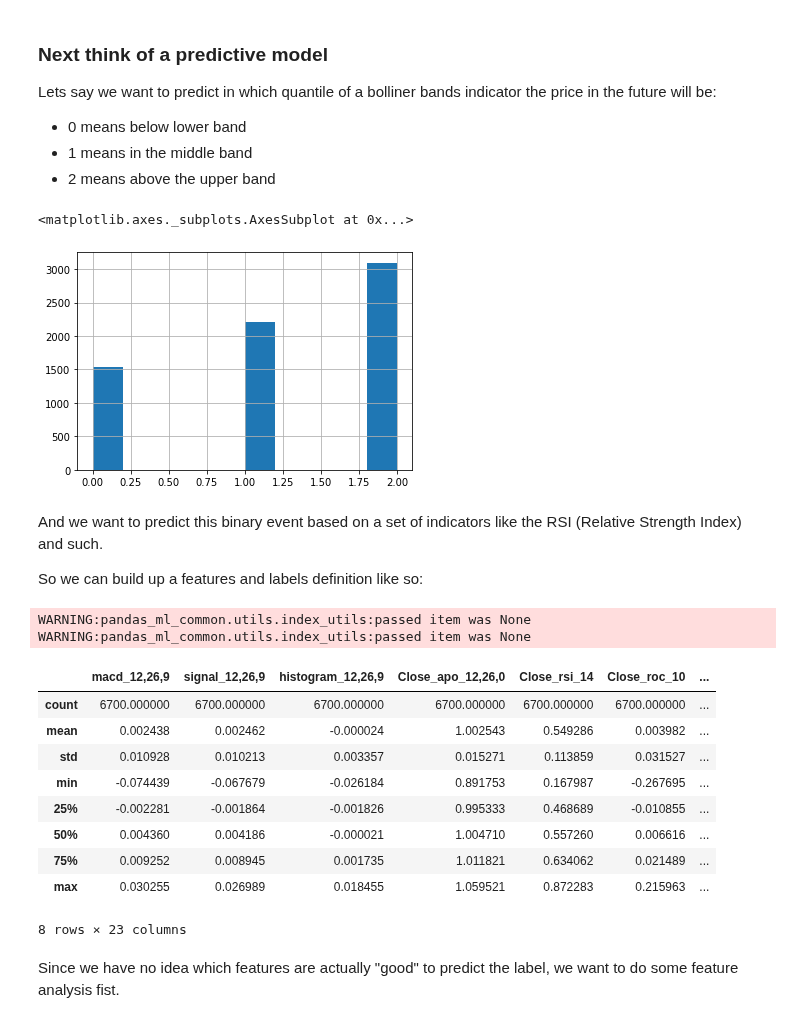
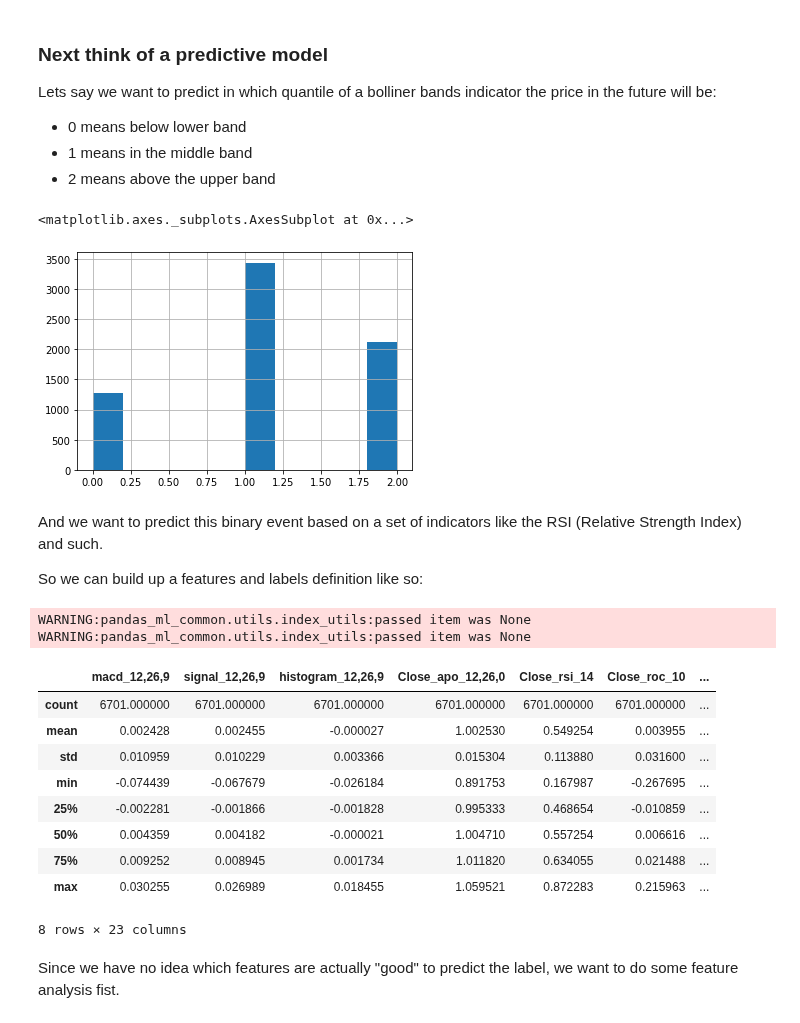
Before and after one commit to KIC/pandas-ml-quant, a Jupyter notebook: Readme.ipynb, the cells around one changed output. Cells and saved outputs as stored; diff of their text form; code cells hidden in the pictures.

Commit message:
add a target mapping to the prediction dataframe

```diff
--- a/Readme.ipynb
+++ b/Readme.ipynb
@@ -54,10 +54,10 @@ Lets say we want to predict in which quantile of a bolliner bands indicator the
 * 2 means above the upper band
 # %%
 # NOTE all technical analysis starts with the "ta_" prefix
-df["Close"].q.ta_future_bband_quantile().hist()
+df["Close"].q.ta_future_bband_quantile(5, 5).hist()
 # %% [output]
 <matplotlib.axes._subplots.AxesSubplot at 0x...>
-[figure, old version]
+[figure, new version]
 # %% [markdown]
 And we want to predict this binary event based on a set of indicators like the RSI (Relative Strength Index) and such.
 
@@ -84,7 +84,7 @@ fnl = FeaturesAndLabels(
         lambda df: df.q.ta_cci(),
     ],
     labels=[
-        lambda df: df["Close"].q.ta_future_pct_to_current_mean(14, 5) > 0
+        lambda df: df["Close"].q.ta_future_bband_quantile(5, 5)
     ]
 )
 
@@ -95,13 +95,13 @@ features.describe()
 WARNING:pandas_ml_common.utils.index_utils:passed item was None
 WARNING:pandas_ml_common.utils.index_utils:passed item was None
 |  | macd_12,26,9 | signal_12,26,9 | histogram_12,26,9 | Close_apo_12,26,0 | Close_rsi_14 | Close_roc_10 | ... |
-| count | 6700.000000 | 6700.000000 | 6700.000000 | 6700.000000 | 6700.000000 | 6700.000000 | ... |
-| mean | 0.002438 | 0.002462 | -0.000024 | 1.002543 | 0.549286 | 0.003982 | ... |
-| std | 0.010928 | 0.010213 | 0.003357 | 0.015271 | 0.113859 | 0.031527 | ... |
+| count | 6701.000000 | 6701.000000 | 6701.000000 | 6701.000000 | 6701.000000 | 6701.000000 | ... |
+| mean | 0.002428 | 0.002455 | -0.000027 | 1.002530 | 0.549254 | 0.003955 | ... |
+| std | 0.010959 | 0.010229 | 0.003366 | 0.015304 | 0.113880 | 0.031600 | ... |
 | min | -0.074439 | -0.067679 | -0.026184 | 0.891753 | 0.167987 | -0.267695 | ... |
-| 25% | -0.002281 | -0.001864 | -0.001826 | 0.995333 | 0.468689 | -0.010855 | ... |
-| 50% | 0.004360 | 0.004186 | -0.000021 | 1.004710 | 0.557260 | 0.006616 | ... |
-| 75% | 0.009252 | 0.008945 | 0.001735 | 1.011821 | 0.634062 | 0.021489 | ... |
+| 25% | -0.002281 | -0.001866 | -0.001828 | 0.995333 | 0.468654 | -0.010859 | ... |
+| 50% | 0.004359 | 0.004182 | -0.000021 | 1.004710 | 0.557254 | 0.006616 | ... |
+| 75% | 0.009252 | 0.008945 | 0.001734 | 1.011820 | 0.634055 | 0.021488 | ... |
 | max | 0.030255 | 0.026989 | 0.018455 | 1.059521 | 0.872283 | 0.215963 | ... |
 8 rows × 23 columns
 # %% [markdown]
```
Also changed, not shown: parts of 10 cells of this notebook, 5 other files.
